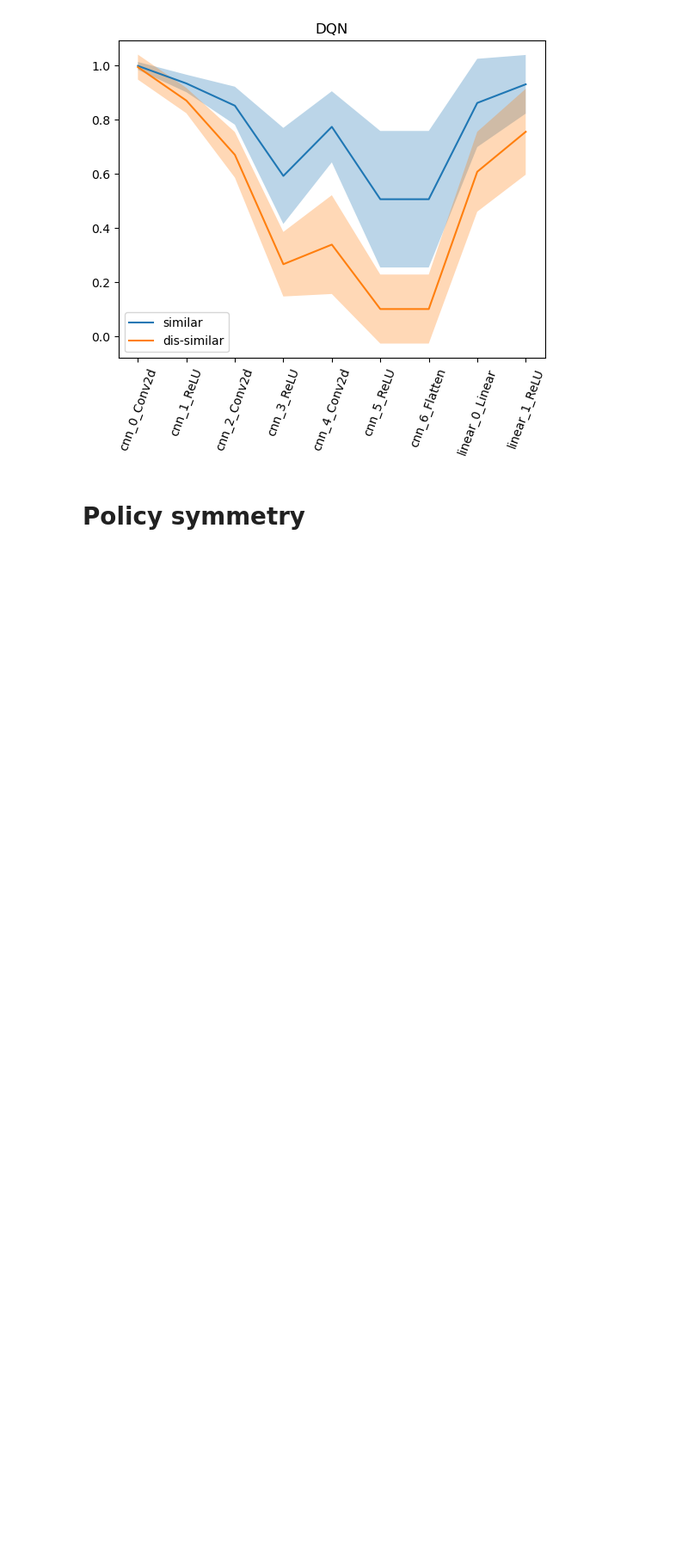
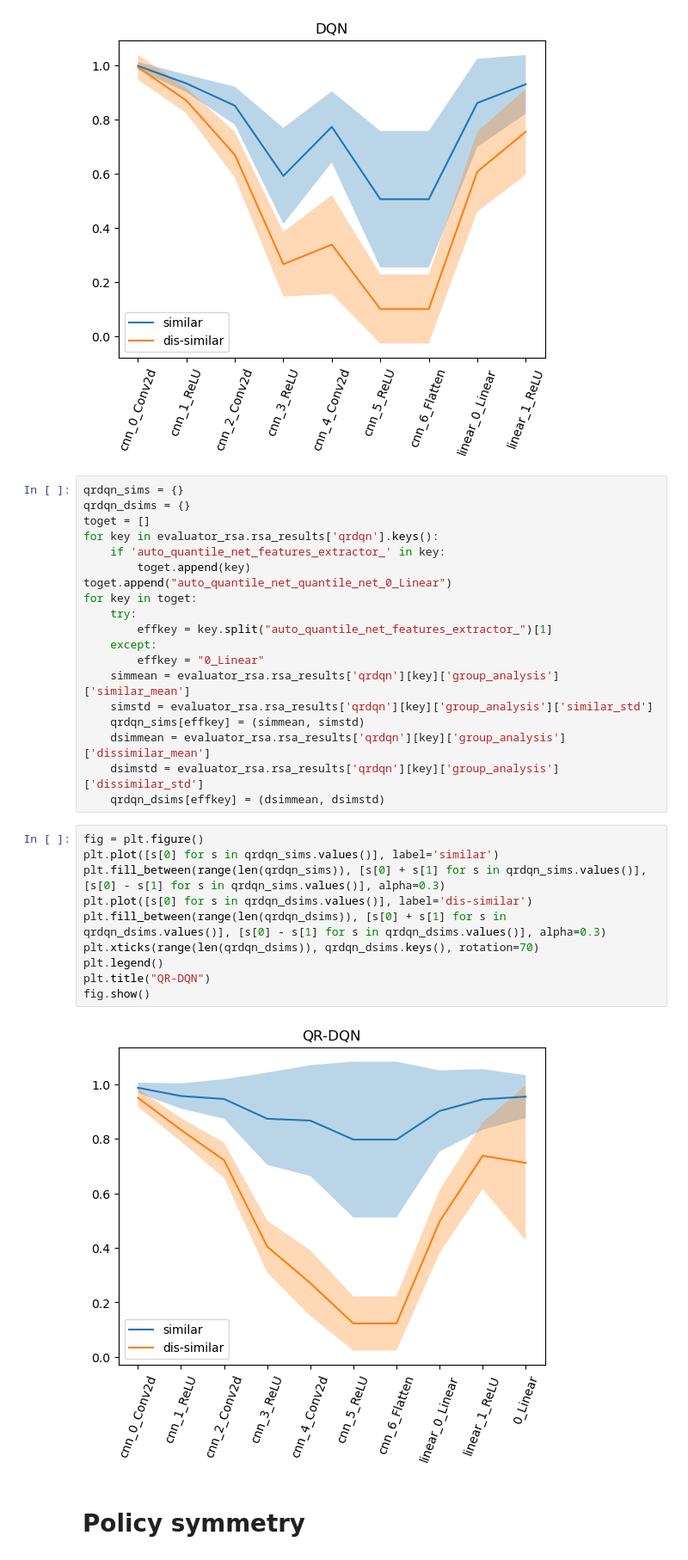
Before and after one commit to seblee97/state-abstraction-capacity, a Jupyter notebook: notebooks/clean_pong_symm.ipynb, the cells around one changed output. Shown: that part at 86% size. Cells and saved outputs as stored; diff of their text form; blank space fills up the shorter version.

Commit message:
qrdqn

```diff
--- a/notebooks/clean_pong_symm.ipynb
+++ b/notebooks/clean_pong_symm.ipynb
@@ -1863,6 +1854,37 @@ plt.title("DQN")
 fig.show()
 # %% [output]
 [figure]
+# %%
+qrdqn_sims = {}
+qrdqn_dsims = {}
+toget = []
+for key in evaluator_rsa.rsa_results['qrdqn'].keys():
+    if 'auto_quantile_net_features_extractor_' in key:
+        toget.append(key)
+toget.append("auto_quantile_net_quantile_net_0_Linear")
+for key in toget:
+    try:
+        effkey = key.split("auto_quantile_net_features_extractor_")[1]
+    except:
+        effkey = "0_Linear"
+    simmean = evaluator_rsa.rsa_results['qrdqn'][key]['group_analysis']['similar_mean']
+    simstd = evaluator_rsa.rsa_results['qrdqn'][key]['group_analysis']['similar_std']
+    qrdqn_sims[effkey] = (simmean, simstd)
+    dsimmean = evaluator_rsa.rsa_results['qrdqn'][key]['group_analysis']['dissimilar_mean']
+    dsimstd = evaluator_rsa.rsa_results['qrdqn'][key]['group_analysis']['dissimilar_std']
+    qrdqn_dsims[effkey] = (dsimmean, dsimstd)
+# %%
+fig = plt.figure()
+plt.plot([s[0] for s in qrdqn_sims.values()], label='similar')
+plt.fill_between(range(len(qrdqn_sims)), [s[0] + s[1] for s in qrdqn_sims.values()], [s[0] - s[1] for s in qrdqn_sims.values()], alpha=0.3)
+plt.plot([s[0] for s in qrdqn_dsims.values()], label='dis-similar')
+plt.fill_between(range(len(qrdqn_dsims)), [s[0] + s[1] for s in qrdqn_dsims.values()], [s[0] - s[1] for s in qrdqn_dsims.values()], alpha=0.3)
+plt.xticks(range(len(qrdqn_dsims)), qrdqn_dsims.keys(), rotation=70)
+plt.legend()
+plt.title("QR-DQN")
+fig.show()
+# %% [output]
+[figure, added]
 # %% [markdown]
 # Policy symmetry
 # %%
```
Also changed, not shown: parts of 2 cells of this notebook.
